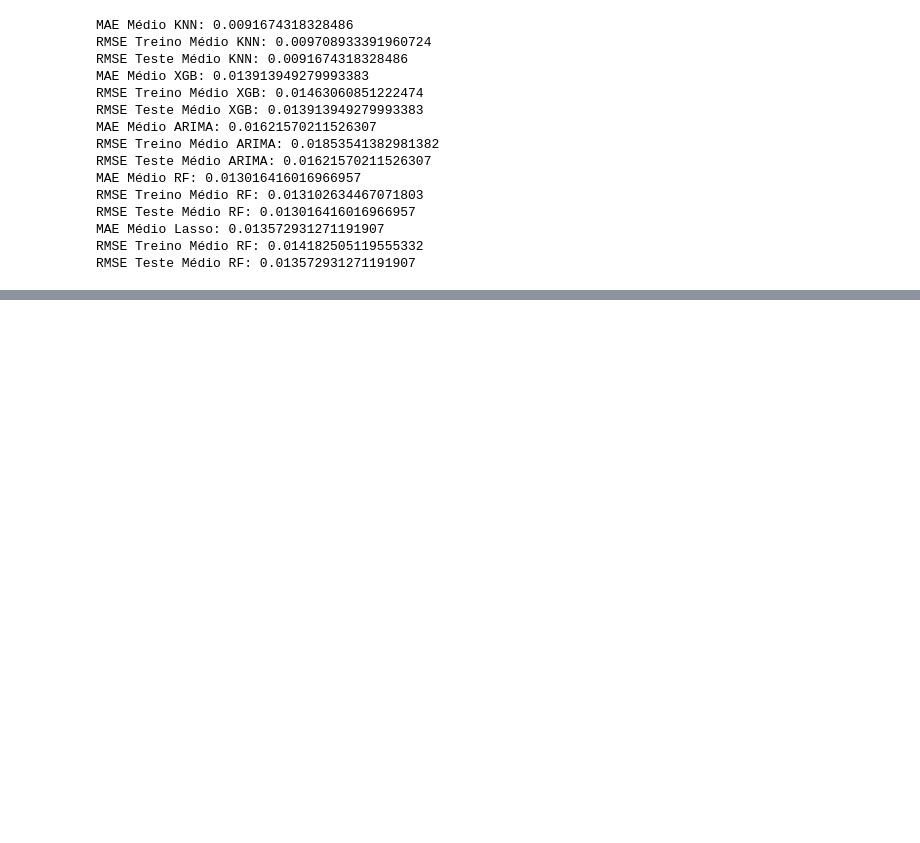
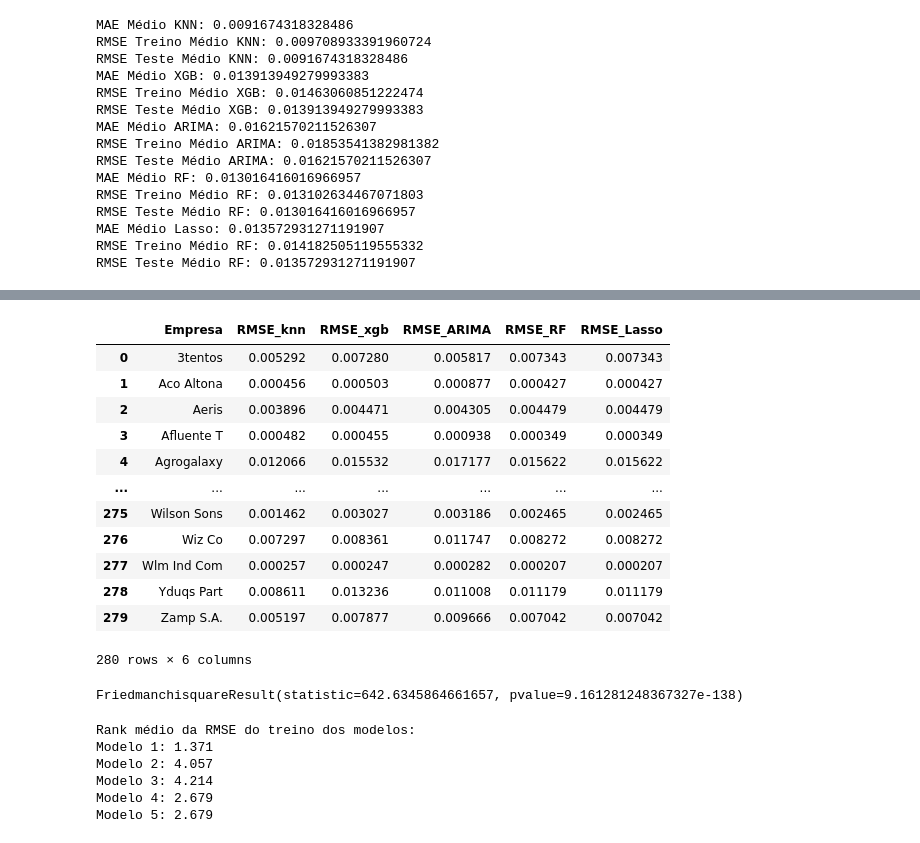
Before and after one commit to CHAnnnelch/IC_predicao_FCF, a Jupyter notebook: 16_friedman_test_FCLF.ipynb, the cells around one changed output, grey strips where cells are left out. Saved outputs shown, nothing was run; the diff lists cells and outputs as text; code cells hidden in the pictures; blank space fills up the shorter version.

Commit message:
Friedman Atualizado

```diff
--- a/16_friedman_test_FCLF.ipynb
+++ b/16_friedman_test_FCLF.ipynb
@@ -391,0 +392,38 @@ Modelo 5: 3.757
+# %%
+rmse_final
+# %% [output]
+|  | Empresa | RMSE_knn | RMSE_xgb | RMSE_ARIMA | RMSE_RF | RMSE_Lasso |
+| 0 | 3tentos | 0.005292 | 0.007280 | 0.005817 | 0.007343 | 0.007343 |
+| 1 | Aco Altona | 0.000456 | 0.000503 | 0.000877 | 0.000427 | 0.000427 |
+| 2 | Aeris | 0.003896 | 0.004471 | 0.004305 | 0.004479 | 0.004479 |
+| 3 | Afluente T | 0.000482 | 0.000455 | 0.000938 | 0.000349 | 0.000349 |
+| 4 | Agrogalaxy | 0.012066 | 0.015532 | 0.017177 | 0.015622 | 0.015622 |
+| ... | ... | ... | ... | ... | ... | ... |
+| 275 | Wilson Sons | 0.001462 | 0.003027 | 0.003186 | 0.002465 | 0.002465 |
+| 276 | Wiz Co | 0.007297 | 0.008361 | 0.011747 | 0.008272 | 0.008272 |
+| 277 | Wlm Ind Com | 0.000257 | 0.000247 | 0.000282 | 0.000207 | 0.000207 |
+| 278 | Yduqs Part | 0.008611 | 0.013236 | 0.011008 | 0.011179 | 0.011179 |
+| 279 | Zamp S.A. | 0.005197 | 0.007877 | 0.009666 | 0.007042 | 0.007042 |
+280 rows × 6 columns
+# %%
+friedman_RMSE = friedmanchisquare(rmse_final['RMSE_knn'], rmse_final['RMSE_xgb'], rmse_final['RMSE_ARIMA'], rmse_final['RMSE_RF'], rmse_final['RMSE_Lasso'])
+
+friedman_RMSE
+# %% [output]
+FriedmanchisquareResult(statistic=642.6345864661657, pvalue=9.161281248367327e-138)
+# %%
+# Aplicar ranking por linha (menor MAE = melhor)r
+ranks_RMSE = rmse_final[['RMSE_knn', 'RMSE_xgb', 'RMSE_ARIMA', 'RMSE_RF', 'RMSE_Lasso']].apply(rankdata, axis=1)
+mean_ranks_RMSE = ranks_RMSE.mean(axis=0)
+
+# Exibir ranking médio
+print("Rank médio da RMSE do treino dos modelos:")
+for i, rank in enumerate(mean_ranks_RMSE, start=1):
+    print(f"Modelo {i}: {rank:.3f}")
+# %% [output]
+Rank médio da RMSE do treino dos modelos:
+Modelo 1: 1.371
+Modelo 2: 4.057
+Modelo 3: 4.214
+Modelo 4: 2.679
+Modelo 5: 2.679
```
Also changed, not shown: parts of 7 cells of this notebook.
